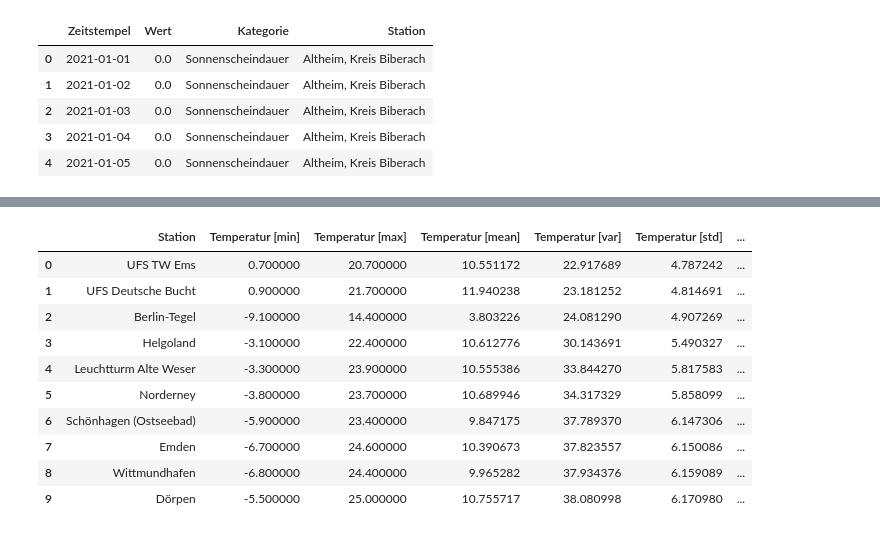
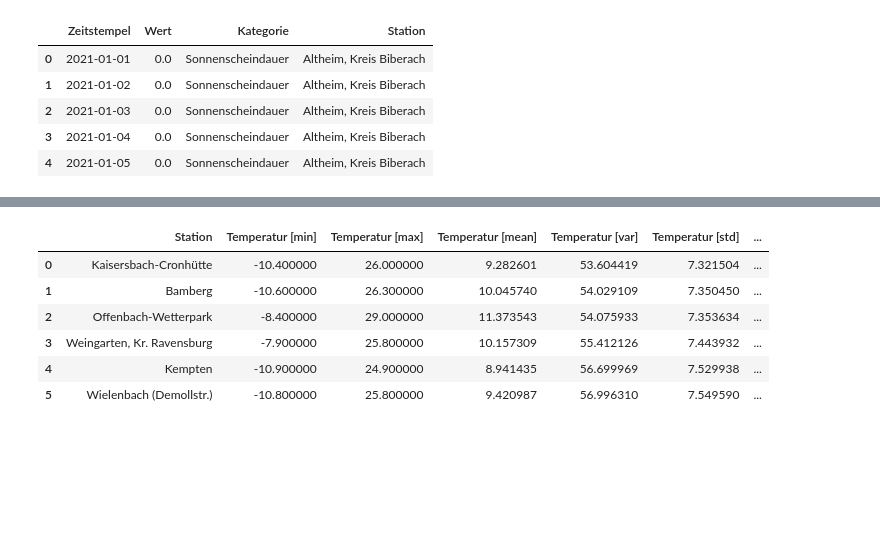
Before and after one commit to Gizmo-Labs/Statistical-Computing, a Jupyter notebook: Data-Analysis.ipynb, the cells around one changed output, grey strips where cells are left out. Drawn from its saved outputs; the diff is of its cells as text; code cells hidden in the pictures; blank space fills up the shorter version.

```diff
--- a/Data-Analysis.ipynb
+++ b/Data-Analysis.ipynb
@@ -97,6 +96,8 @@ df_criteria_1.head()
 # %%
 # Wir filtern den gesamten Datensatz nach den Kriterien "Sonnenscheindauer" in allen Jahren seit 2021
-df_sun_last_three_years = df.loc[((df['Kategorie'] == "Sonnenscheindauer") & (df['Zeitstempel'].dt.strftime('%Y') >= '2021'))]
+df_sun_last_three_years = df.loc[((df['Kategorie'] == "Sonnenscheindauer")
+                          & (df['Zeitstempel'].dt.strftime('%Y') >= '2021'))]
+
 #df_sun_last_three_years.head()
 
 ######################################
@@ -118,14 +119,16 @@ df_four_hours = df_four_hours.rename(columns={'Station_':'Station', 'Wert_count'
 ######################################
 
 # An mindestens 200 Tagen wollen wir mindestens 10 Stunden Sonnenschein
-df_hundred_times = df_four_hours.query('Anzahl >= 200').sort_values(by=('Anzahl'), ascending=False).reset_index(drop=True)
+df_twohundred_times = df_four_hours.query('Anzahl >= 200')
+df_twohundred_times = df_twohundred_times.sort_values(by=('Anzahl'), ascending=False).reset_index(drop=True)
 
-#print(df_hundred_times.head())
+#print(df_twohundred_times.head())
 
 ######################################
 
 # Wir erhalten ein Data-Frame nur mit den Stationen welche die Kriterien erfüllen
-df_sun_places = df_hundred_times.loc[:, ['Station']].sort_values(by=('Station'), ascending=True).reset_index(drop=True)
+df_sun_places = df_twohundred_times.loc[:, ['Station']]
+df_sun_places = df_sun_places.sort_values(by=('Station'), ascending=True).reset_index(drop=True)
 
 # Auskommentieren für eine Liste aller Orte
 #for i in range(len(df_sun_places)):
@@ -134,7 +137,8 @@ df_sun_places = df_hundred_times.loc[:, ['Station']].sort_values(by=('Station'),
 ######################################
 
 # Aus den Datensätzen der letzten drei Jahre wollen wir nur die Stationen welche die Kriterien erfüllen
-df_criteria_2 = pd.merge(df_sun_last_three_years, df_sun_places, how="inner", on=['Station']).sort_values(by=(['Station', 'Zeitstempel']), ascending=True).reset_index(drop=True)
+df_criteria_2 = pd.merge(df_sun_last_three_years, df_sun_places, how="inner",
+                on=['Station']).sort_values(by=(['Station', 'Zeitstempel']), ascending=True).reset_index(drop=True)
 
 df_criteria_2.head()
 # %% [output]
@@ -159,51 +205,56 @@ df_criteria_2.head()
 # %%
-# Get the calculations for "min", "max", "mean", "var" and "std" for all stations, sorted by "std"
-# Legend :
-# "min"  --> minmial temperatures during the last 3 years of all german weather stations
-# "max"  --> maximal temperatures during the last 3 years of all german weather stations
-# "mean" --> median  temperatures during the last 3 years of all german weather stations
-# "var"  --> variance values during the last 3 years of all german weather stations
-# "std"  --> standard deviation values during the last 3 years of all german weather stations
+# Berechnungen für "min", "max", "mean", "var" and "std" für jedes Kriterium, sortiert nach der Varianz
+# Legende :
+# "min"  --> minmial Temperatur während der letzten 3 Jahre in allen Stationen von Kriterium 1..3
+# "max"  --> maximal Temperatur während der letzten 3 Jahre in allen Stationen von Kriterium 1..3
+# "mean" --> median  Temperatur während der letzten 3 Jahre in allen Stationen von Kriterium 1..3
+# "var"  --> varianz bzw. Variabilität während der letzten 3 Jahre in allen Stationen von Kriterium 1..3
+# "std"  --> standard Abweichung während der letzten 3 Jahre in allen Stationen von Kriterium 1..3
 
-df_calc_temp = df_temp.groupby(["Station"])[["Wert"]].agg(['min', 'max', 'mean', 'var', 'std']).sort_values(by=('Wert','std'),ascending=True).reset_index()
-df_calc_sun = df_sun.groupby(["Station"])[["Wert"]].agg(['min', 'max', 'mean', 'var', 'std']).sort_values(by=('Wert','std'),ascending=True).reset_index()
-df_calc_wind = df_wind.groupby(["Station"])[["Wert"]].agg(['min', 'max', 'mean', 'var', 'std']).sort_values(by=('Wert','std'),ascending=True).dropna().reset_index()
+# Wir analysieren Kriterium 1 also die mittleren Tagestemperaturen
+df_stats_1 = df_criteria_1.groupby(["Station"])[["Wert"]].agg(['min', 'max', 'mean', 'var', 'std'])
+df_stats_1 = df_stats_1.sort_values(by=('Wert','var'),ascending=True).reset_index()
 
-df_calc_temp.columns = ["_".join(c) for c in df_calc_temp.columns]
-df_calc_temp = df_calc_temp.rename(columns={'Wert_min':'Temperatur [min]', 'Wert_max':'Temperatur [max]', 'Wert_mean':'Temperatur [mean]'})
-df_calc_temp = df_calc_temp.rename(columns={'Station_': 'Station', 'Wert_var':'Temperatur [var]', 'Wert_std':'Temperatur [std]'})
+# Wir analysieren Kriterium 2 also die Sonnenscheindauer
+df_stats_2 = df_criteria_2.groupby(["Station"])[["Wert"]].agg(['min', 'max', 'mean', 'var', 'std'])
+df_stats_2 = df_stats_2.sort_values(by=('Wert','var'),ascending=True).reset_index()
 
-df_calc_sun.columns = ["_".join(c) for c in df_calc_sun.columns]
-df_calc_sun = df_calc_sun.rename(columns={'Wert_min':'Sonne [min]', 'Wert_max':'Sonne [max]', 'Wert_mean':'Sonne [mean]'})
-df_calc_sun = df_calc_sun.rename(columns={'Station_': 'Station', 'Wert_var':'Sonne [var]', 'Wert_std':'Sonne [std]'})
+# Wir analysieren Kriterium 3 also die Windgeschwindigkeit
+df_stats_3 = df_criteria_3.groupby(["Station"])[["Wert"]].agg(['min', 'max', 'mean', 'var', 'std'])
+df_stats_3 = df_stats_3.sort_values(by=('Wert','var'),ascending=True).dropna().reset_index()
 
-df_calc_wind.columns = ["_".join(c) for c in df_calc_wind.columns]
-df_calc_wind = df_calc_wind.rename(columns={'Wert_min':'Wind [min]', 'Wert_max':'Wind [max]', 'Wert_mean':'Wind [mean]'})
-df_calc_wind = df_calc_wind.rename(columns={'Station_': 'Station', 'Wert_var':'Wind [var]', 'Wert_std':'Wind [std]'})
+# Multi-Index auflösen und Spalten sinnvoll benennen
+df_stats_1.columns = ["_".join(c) for c in df_stats_1.columns]
+df_stats_1 = df_stats_1.rename(columns={'Wert_min':'Temperatur [min]', 'Wert_max':'Temperatur [max]', 'Wert_mean':'Temperatur [mean]'})
+df_stats_1 = df_stats_1.rename(columns={'Station_': 'Station', 'Wert_var':'Temperatur [var]', 'Wert_std':'Temperatur [std]'})
 
-#print(df_calc_wind.columns)
+# Multi-Index auflösen und Spalten sinnvoll benennen
+df_stats_2.columns = ["_".join(c) for c in df_stats_2.columns]
+df_stats_2 = df_stats_2.rename(columns={'Wert_min':'Sonne [min]', 'Wert_max':'Sonne [max]', 'Wert_mean':'Sonne [mean]'})
+df_stats_2 = df_stats_2.rename(columns={'Station_': 'Station', 'Wert_var':'Sonne [var]', 'Wert_std':'Sonne [std]'})
 
-df_result = pd.merge(df_calc_temp, df_calc_sun, on="Station")
-df_result = pd.merge(df_result, df_calc_wind, on="Station")
+# Multi-Index auflösen und Spalten sinnvoll benennen
+df_stats_3.columns = ["_".join(c) for c in df_stats_3.columns]
+df_stats_3 = df_stats_3.rename(columns={'Wert_min':'Wind [min]', 'Wert_max':'Wind [max]', 'Wert_mean':'Wind [mean]'})
+df_stats_3 = df_stats_3.rename(columns={'Station_': 'Station', 'Wert_var':'Wind [var]', 'Wert_std':'Wind [std]'})
 
-#print(df_result.columns)
+
+df_stats_result = pd.merge(df_stats_1, df_stats_2, on="Station", how="inner")
+df_stats_result = pd.merge(df_stats_result, df_stats_3, on="Station", how="inner")
+
 
 def highlight_max(s, props=''):
     return np.where(s == np.nanmax(s.values), props, '')
 
 
-# Show a sample
-df_result = df_result[0:10]
-df_result.head(10).style.bar(subset=('Temperatur [std]'), color='blue').bar(subset=('Sonne [std]'), color='#7715ea').bar(subset=('Wind [std]'), color='#074bf8')
+# Die ersten zehn Orte die alle Kriterien erfüllen nach der geringsten Varianz
+df_stats_result = df_stats_result
+df_stats_result.head(10).style.bar(subset=('Temperatur [var]'), color='blue').bar(subset=('Sonne [var]'), color='#7715ea').bar(subset=('Wind [var]'), color='#074bf8')
 # %% [output]
 |  | Station | Temperatur [min] | Temperatur [max] | Temperatur [mean] | Temperatur [var] | Temperatur [std] | ... |
-| 0 | UFS TW Ems | 0.700000 | 20.700000 | 10.551172 | 22.917689 | 4.787242 | ... |
-| 1 | UFS Deutsche Bucht | 0.900000 | 21.700000 | 11.940238 | 23.181252 | 4.814691 | ... |
-| 2 | Berlin-Tegel | -9.100000 | 14.400000 | 3.803226 | 24.081290 | 4.907269 | ... |
-| 3 | Helgoland | -3.100000 | 22.400000 | 10.612776 | 30.143691 | 5.490327 | ... |
-| 4 | Leuchtturm Alte Weser | -3.300000 | 23.900000 | 10.555386 | 33.844270 | 5.817583 | ... |
-| 5 | Norderney | -3.800000 | 23.700000 | 10.689946 | 34.317329 | 5.858099 | ... |
-| 6 | Schönhagen (Ostseebad) | -5.900000 | 23.400000 | 9.847175 | 37.789370 | 6.147306 | ... |
-| 7 | Emden | -6.700000 | 24.600000 | 10.390673 | 37.823557 | 6.150086 | ... |
-| 8 | Wittmundhafen | -6.800000 | 24.400000 | 9.965282 | 37.934376 | 6.159089 | ... |
-| 9 | Dörpen | -5.500000 | 25.000000 | 10.755717 | 38.080998 | 6.170980 | ... |
+| 0 | Kaisersbach-Cronhütte | -10.400000 | 26.000000 | 9.282601 | 53.604419 | 7.321504 | ... |
+| 1 | Bamberg | -10.600000 | 26.300000 | 10.045740 | 54.029109 | 7.350450 | ... |
+| 2 | Offenbach-Wetterpark | -8.400000 | 29.000000 | 11.373543 | 54.075933 | 7.353634 | ... |
+| 3 | Weingarten, Kr. Ravensburg | -7.900000 | 25.800000 | 10.157309 | 55.412126 | 7.443932 | ... |
+| 4 | Kempten | -10.900000 | 24.900000 | 8.941435 | 56.699969 | 7.529938 | ... |
+| 5 | Wielenbach (Demollstr.) | -10.800000 | 25.800000 | 9.420987 | 56.996310 | 7.549590 | ... |
```
Also changed, not shown: parts of 11 cells of this notebook.
